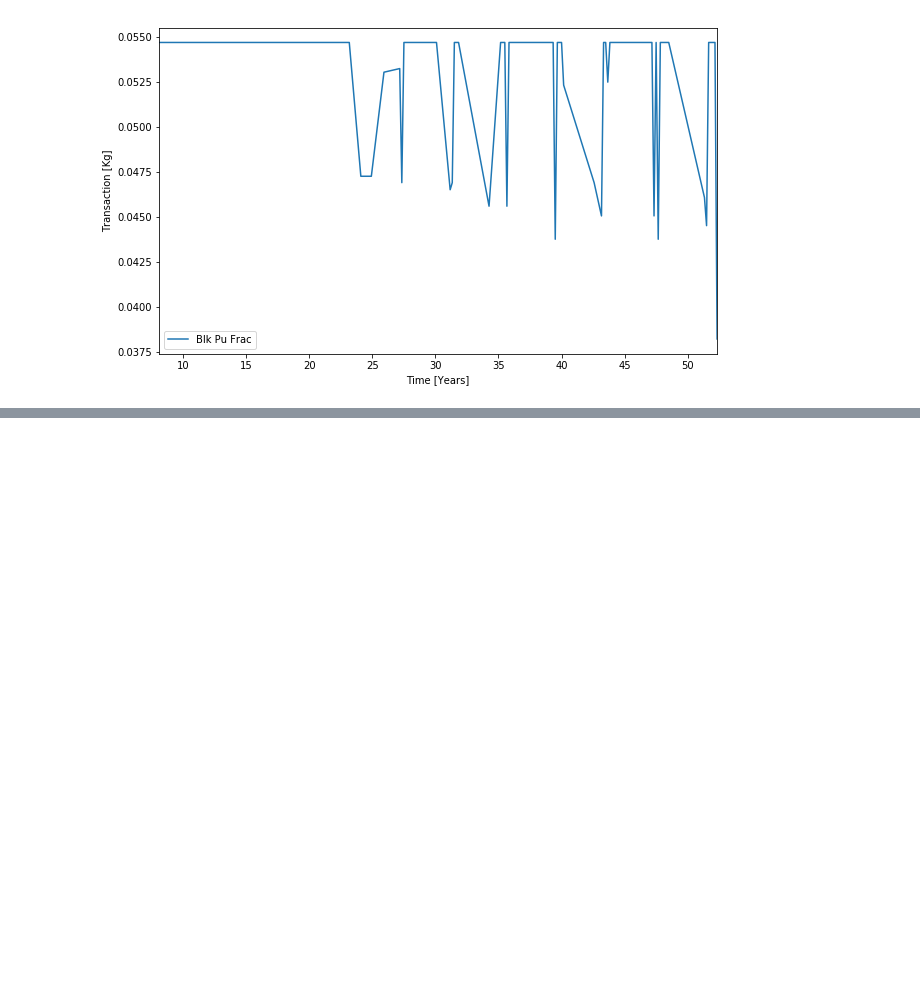
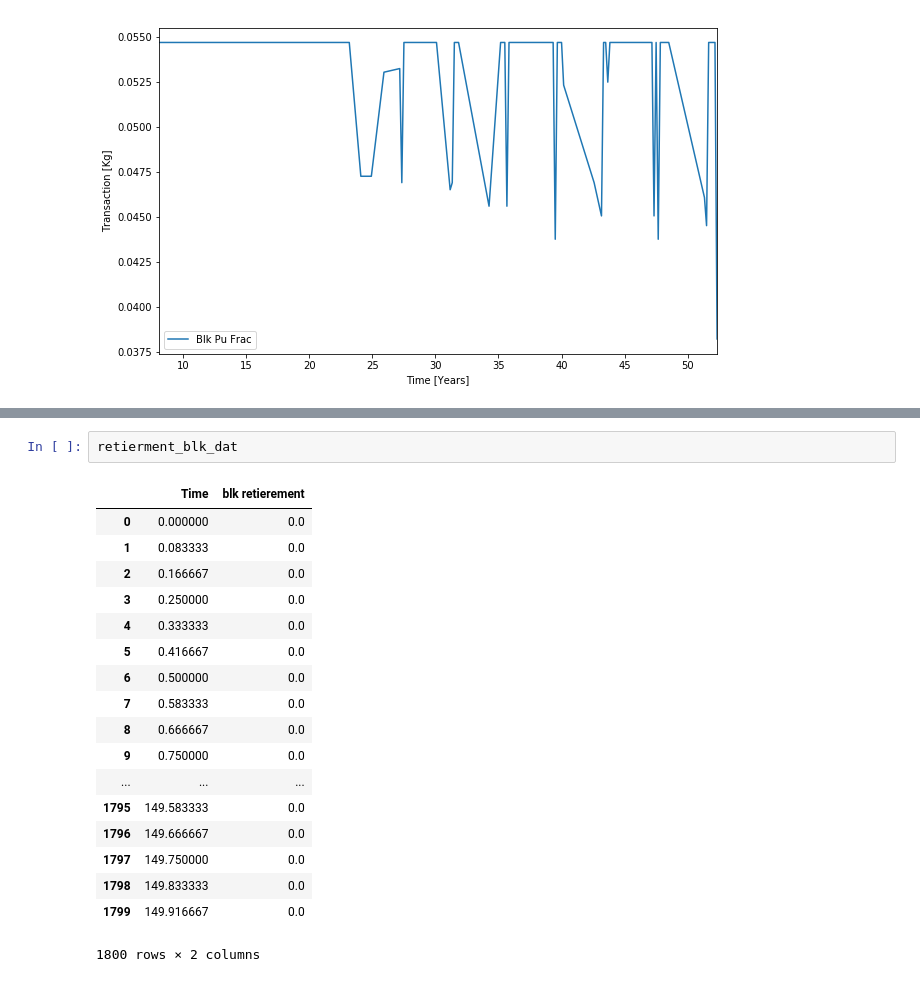
Before and after one commit to Baaaaam/EG30, a Jupyter notebook: EG30_analysis.ipynb, the cells around one changed output, grey strips where cells are left out. Cells and saved outputs as stored; diff of their text form; blank space fills up the shorter version.

```diff
--- a/EG30_analysis.ipynb
+++ b/EG30_analysis.ipynb
@@ -195,0 +166,21 @@ out_blk_pu_frac
+# %%
+retierment_blk_dat
+# %% [output]
+|  | Time | blk retierement |
+| 0 | 0.000000 | 0.0 |
+| 1 | 0.083333 | 0.0 |
+| 2 | 0.166667 | 0.0 |
+| 3 | 0.250000 | 0.0 |
+| 4 | 0.333333 | 0.0 |
+| 5 | 0.416667 | 0.0 |
+| 6 | 0.500000 | 0.0 |
+| 7 | 0.583333 | 0.0 |
+| 8 | 0.666667 | 0.0 |
+| 9 | 0.750000 | 0.0 |
+| ... | ... | ... |
+| 1795 | 149.583333 | 0.0 |
+| 1796 | 149.666667 | 0.0 |
+| 1797 | 149.750000 | 0.0 |
+| 1798 | 149.833333 | 0.0 |
+| 1799 | 149.916667 | 0.0 |
+1800 rows × 2 columns
```
Also changed, not shown: parts of 5 cells of this notebook, 1 other file.
